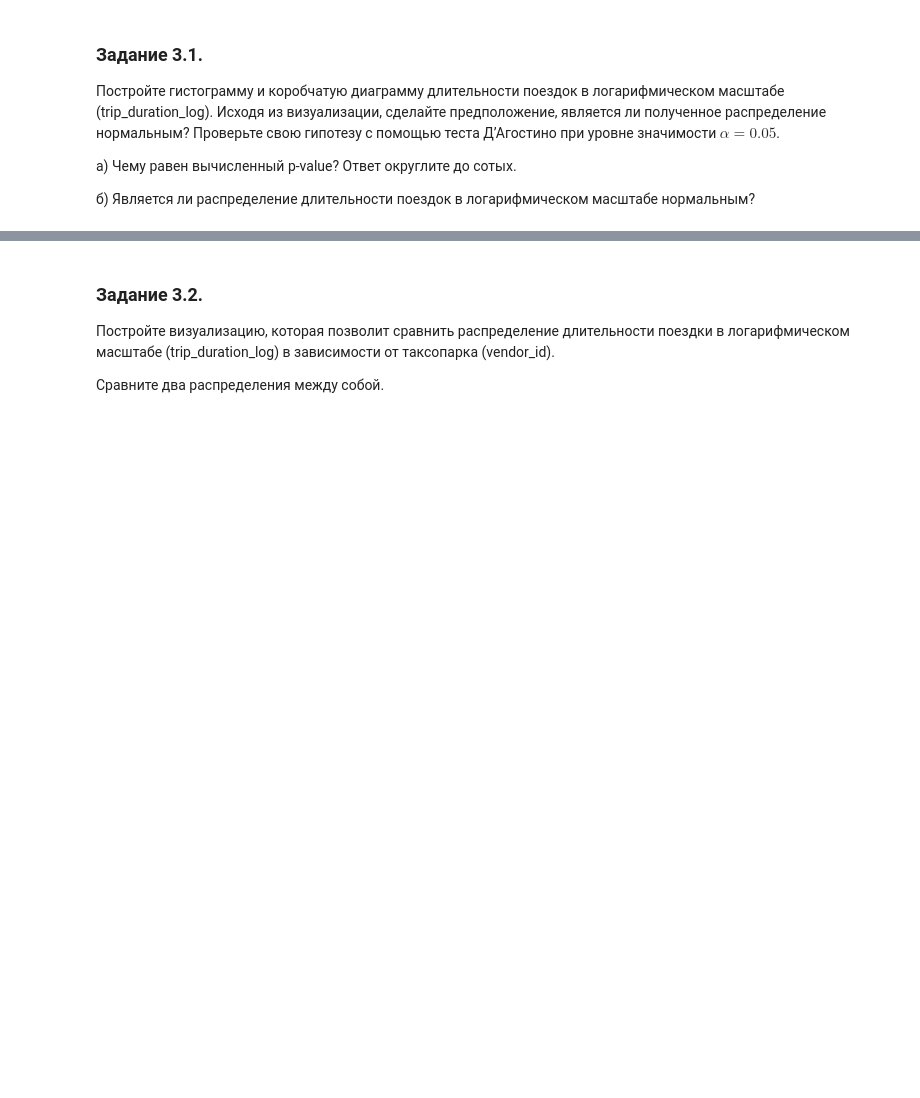
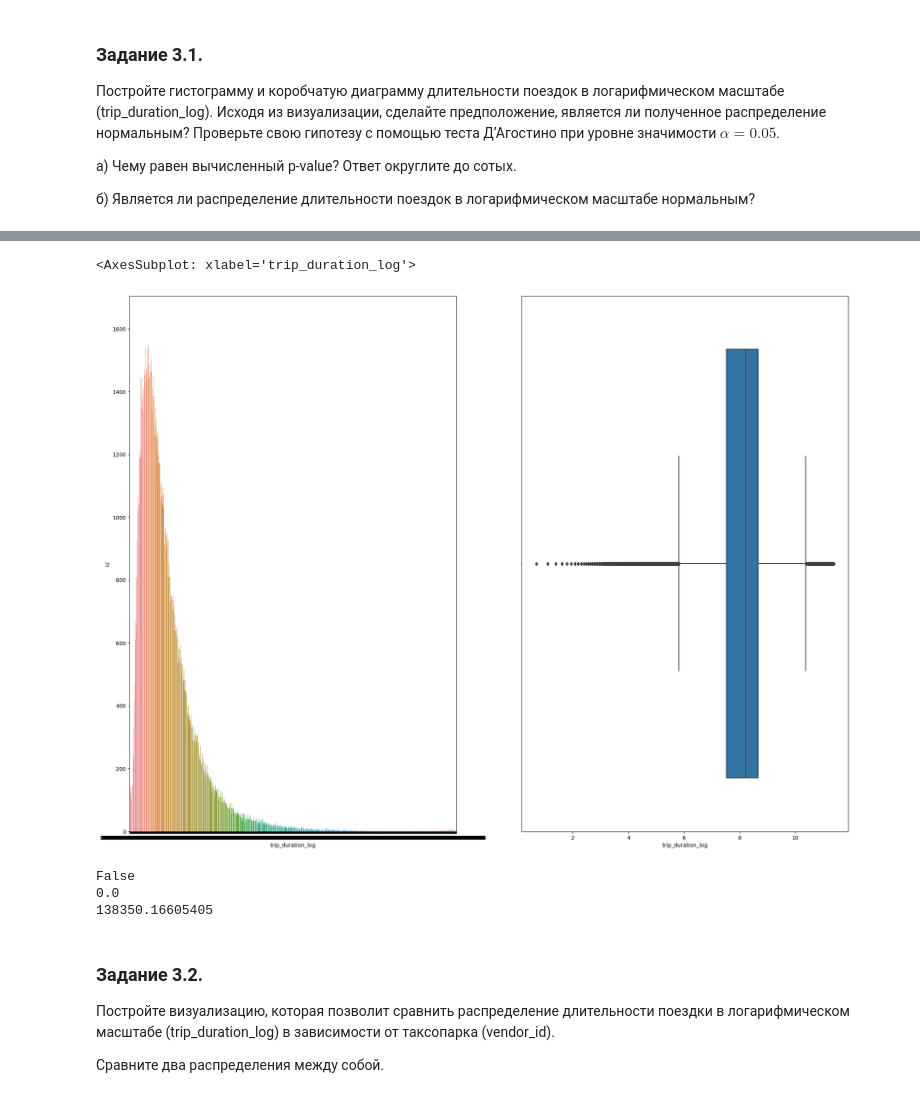
Before and after one commit to GorRatsy/skillfactory_projects, a Jupyter notebook: Regression_Project5/Project5.ipynb, the cells around one changed output, grey strips where cells are left out. Cells and saved outputs as stored; diff of their text form; code cells hidden in the pictures; blank space fills up the shorter version.

```diff
--- a/Regression_Project5/Project5.ipynb
+++ b/Regression_Project5/Project5.ipynb
@@ -480,0 +479,3 @@ df['trip_duration_log'] = np.log(df['trip_duration']+1)
+# %%
+trip_duration_count = df.groupby('trip_duration_log')['id'].count().reset_index()
+trip_duration_count
@@ -481,3 +496,21 @@ df['trip_duration_log'] = np.log(df['trip_duration']+1)
+# %%
+fig, ax = plt.subplots(nrows=1, ncols=2, figsize=(24,18))
+sns.barplot(data=trip_duration_count, x='trip_duration_log', y='id', ax=ax[0])
+sns.boxplot(data=trip_duration_count, x='trip_duration_log', ax=ax[1])
+# %% [output]
+<AxesSubplot: xlabel='trip_duration_log'>
+[figure, added]
+# %%
+k2, p = stats.normaltest(df['trip_duration_log'])
+if p<0.05:
+    print('False')
+
+print(p)
+print(k2)
+# %% [output]
+False
+0.0
+138350.16605405
 # %% [markdown]
 ### Задание 3.2.
 Постройте визуализацию, которая позволит сравнить распределение длительности поездки в логарифмическом масштабе (trip_duration_log) в зависимости от таксопарка (vendor_id).
```
Also changed, not shown: parts of 3 cells of this notebook, 2 other files.
